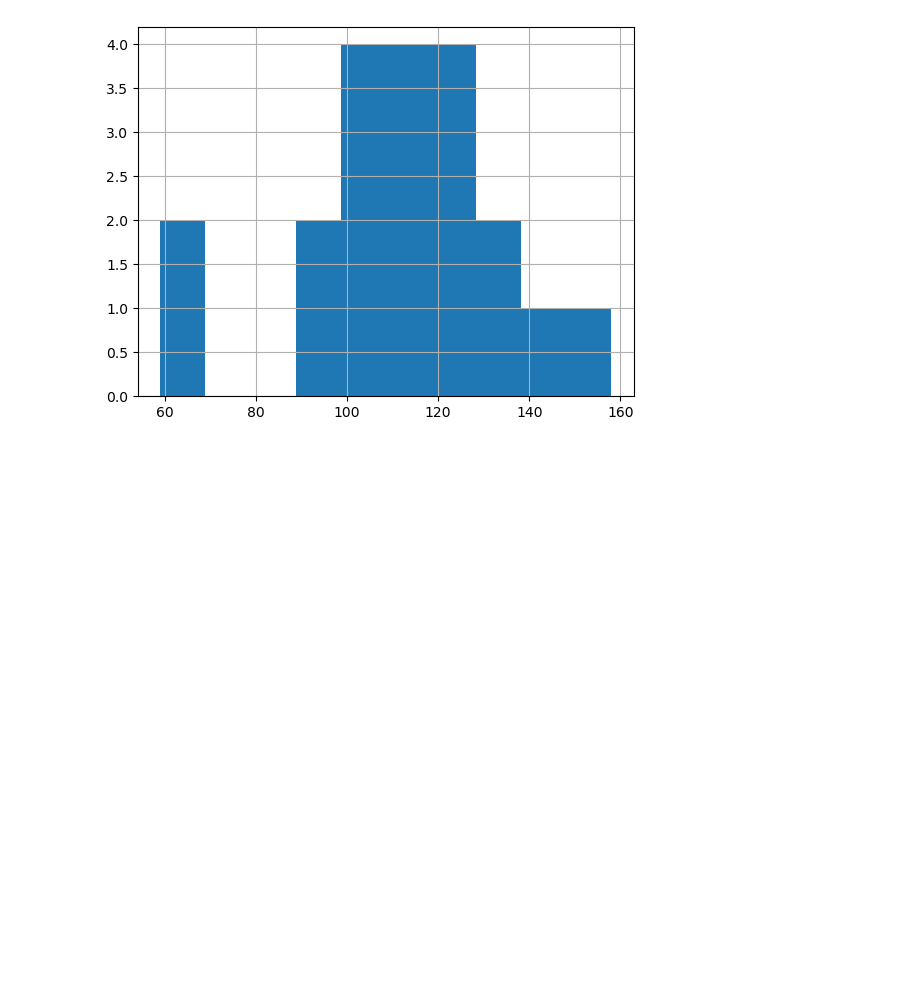
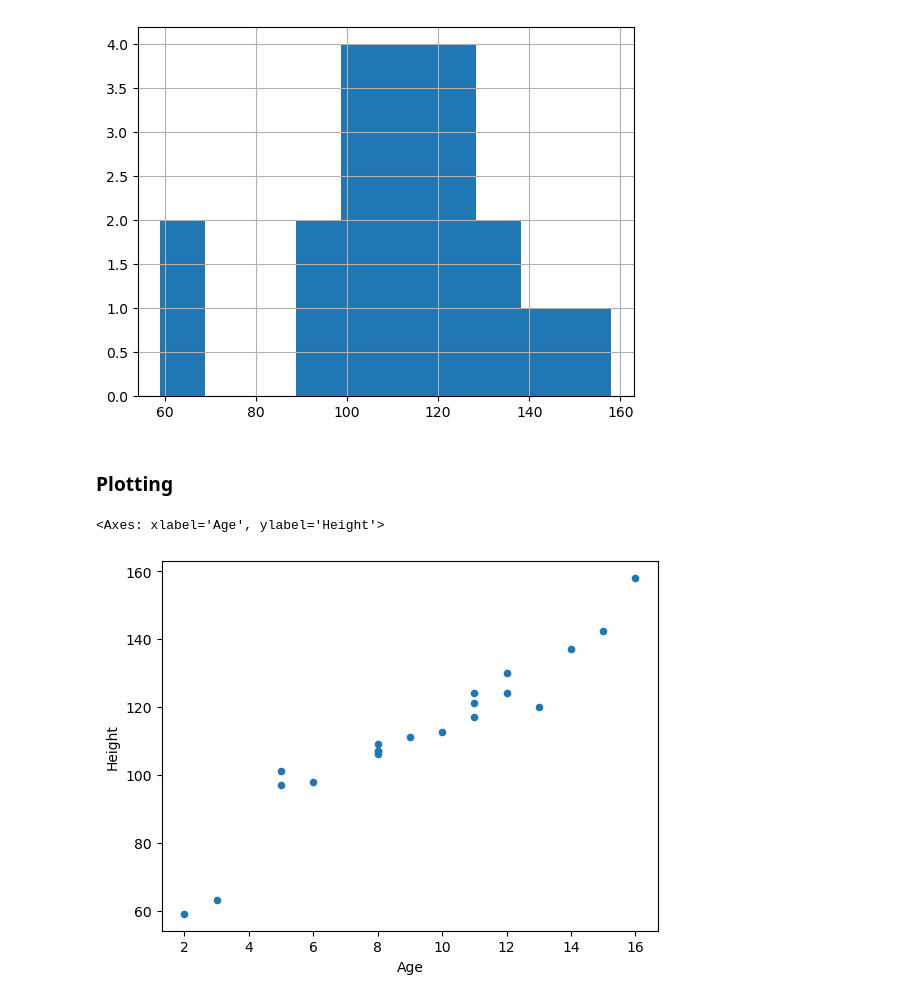
Before and after one commit to lkeegan/jupyter-data-exploration-live, a Jupyter notebook: part2.ipynb, the cells around one changed output. Saved outputs shown, nothing was run; the diff lists cells and outputs as text; code cells hidden in the pictures; blank space fills up the shorter version.

```diff
--- a/part2.ipynb
+++ b/part2.ipynb
@@ -313,0 +312,2 @@ df.plot.
+# %% [markdown]
+### Plotting
@@ -313,0 +316,5 @@ df.plot.
+# %%
+df.plot.scatter(x="Age", y="Height")
+# %% [output]
+<Axes: xlabel='Age', ylabel='Height'>
+[figure, added]
```
Also changed, not shown: parts of 3 cells of this notebook.
